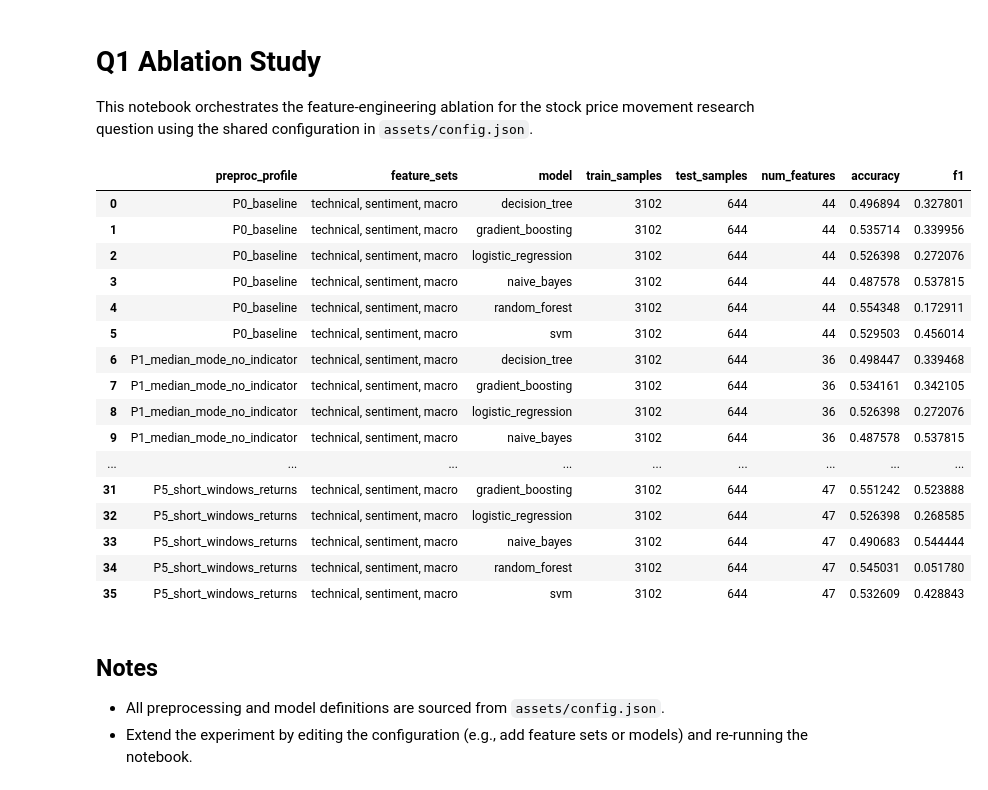
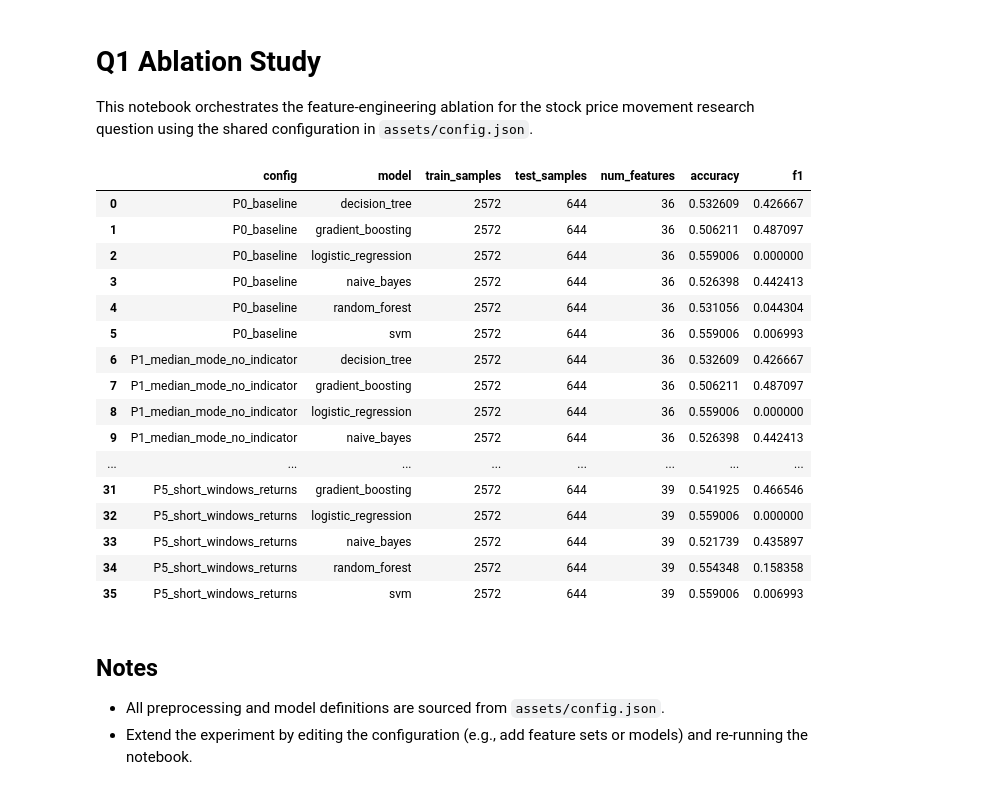
Before and after one commit to scdxwyxj-ops/ML_code_repo, a Jupyter notebook: scripts/q1.ipynb, the cells around one changed output. Saved outputs shown, nothing was run; the diff lists cells and outputs as text; code cells hidden in the pictures.

```diff
--- a/scripts/q1.ipynb
+++ b/scripts/q1.ipynb
@@ -9,23 +24,8 @@ sys.path.append(str(Path(os.getcwd()).parent))
 # %%
-from __future__ import annotations
+CONFIG_DIR = Path(MAIN_PATH, "assets/configs/q1")
+PROFILE_CONFIGS = {path.stem: path for path in sorted(CONFIG_DIR.glob("*.json"))}
+if not PROFILE_CONFIGS:
+    raise RuntimeError("No preprocessing configs found under assets/configs/q1")
 
-from typing import Mapping, Sequence
-
-import numpy as np
-import pandas as pd
-from sklearn.metrics import accuracy_score, f1_score
-
-from data_processings import (
-    append_target,
-    apply_base_preprocessing,
-    apply_feature_sets,
-    apply_post_split_transforms,
-    balance_training_dataframe,
-    get_experiment_config,
-    get_preprocessing_config,
-    load_config,
-    load_stock_market_data,
-    select_feature_columns,
-)
-from models import build_model
+dataset_loader = StockMarketDataset()
 # %%
@@ -226,30 +141,33 @@ def run_ablation(raw_df: pd.DataFrame) -> pd.DataFrame:
 # %%
-raw_df = load_dataset()
-ablation_results = run_ablation(raw_df)
+all_records: list[dict[str, object]] = []
+for profile_name, cfg_path in PROFILE_CONFIGS.items():
+    profile_records = run_profile(profile_name, cfg_path)
+    all_records.extend(profile_records)
 
-sort_columns = [column for column in ["preproc_profile", "feature_sets", "model"] if column in ablation_results.columns]
-if sort_columns:
-    ablation_results = ablation_results.sort_values(by=sort_columns)
-
-ablation_results.reset_index(drop=True)
+results_df = pd.DataFrame(all_records)
+if not results_df.empty:
+    sort_columns = [column for column in ["config", "model"] if column in results_df.columns]
+    if sort_columns:
+        results_df = results_df.sort_values(sort_columns).reset_index(drop=True)
+results_df
 # %% [output]
-|  | preproc_profile | feature_sets | model | train_samples | test_samples | num_features | accuracy | f1 |
-| 0 | P0_baseline | technical, sentiment, macro | decision_tree | 3102 | 644 | 44 | 0.496894 | 0.327801 |
-| 1 | P0_baseline | technical, sentiment, macro | gradient_boosting | 3102 | 644 | 44 | 0.535714 | 0.339956 |
-| 2 | P0_baseline | technical, sentiment, macro | logistic_regression | 3102 | 644 | 44 | 0.526398 | 0.272076 |
-| 3 | P0_baseline | technical, sentiment, macro | naive_bayes | 3102 | 644 | 44 | 0.487578 | 0.537815 |
-| 4 | P0_baseline | technical, sentiment, macro | random_forest | 3102 | 644 | 44 | 0.554348 | 0.172911 |
-| 5 | P0_baseline | technical, sentiment, macro | svm | 3102 | 644 | 44 | 0.529503 | 0.456014 |
-| 6 | P1_median_mode_no_indicator | technical, sentiment, macro | decision_tree | 3102 | 644 | 36 | 0.498447 | 0.339468 |
-| 7 | P1_median_mode_no_indicator | technical, sentiment, macro | gradient_boosting | 3102 | 644 | 36 | 0.534161 | 0.342105 |
-| 8 | P1_median_mode_no_indicator | technical, sentiment, macro | logistic_regression | 3102 | 644 | 36 | 0.526398 | 0.272076 |
-| 9 | P1_median_mode_no_indicator | technical, sentiment, macro | naive_bayes | 3102 | 644 | 36 | 0.487578 | 0.537815 |
-| ... | ... | ... | ... | ... | ... | ... | ... | ... |
-| 31 | P5_short_windows_returns | technical, sentiment, macro | gradient_boosting | 3102 | 644 | 47 | 0.551242 | 0.523888 |
-| 32 | P5_short_windows_returns | technical, sentiment, macro | logistic_regression | 3102 | 644 | 47 | 0.526398 | 0.268585 |
-| 33 | P5_short_windows_returns | technical, sentiment, macro | naive_bayes | 3102 | 644 | 47 | 0.490683 | 0.544444 |
-| 34 | P5_short_windows_returns | technical, sentiment, macro | random_forest | 3102 | 644 | 47 | 0.545031 | 0.051780 |
-| 35 | P5_short_windows_returns | technical, sentiment, macro | svm | 3102 | 644 | 47 | 0.532609 | 0.428843 |
+|  | config | model | train_samples | test_samples | num_features | accuracy | f1 |
+| 0 | P0_baseline | decision_tree | 2572 | 644 | 36 | 0.532609 | 0.426667 |
+| 1 | P0_baseline | gradient_boosting | 2572 | 644 | 36 | 0.506211 | 0.487097 |
+| 2 | P0_baseline | logistic_regression | 2572 | 644 | 36 | 0.559006 | 0.000000 |
+| 3 | P0_baseline | naive_bayes | 2572 | 644 | 36 | 0.526398 | 0.442413 |
+| 4 | P0_baseline | random_forest | 2572 | 644 | 36 | 0.531056 | 0.044304 |
+| 5 | P0_baseline | svm | 2572 | 644 | 36 | 0.559006 | 0.006993 |
+| 6 | P1_median_mode_no_indicator | decision_tree | 2572 | 644 | 36 | 0.532609 | 0.426667 |
+| 7 | P1_median_mode_no_indicator | gradient_boosting | 2572 | 644 | 36 | 0.506211 | 0.487097 |
+| 8 | P1_median_mode_no_indicator | logistic_regression | 2572 | 644 | 36 | 0.559006 | 0.000000 |
+| 9 | P1_median_mode_no_indicator | naive_bayes | 2572 | 644 | 36 | 0.526398 | 0.442413 |
+| ... | ... | ... | ... | ... | ... | ... | ... |
+| 31 | P5_short_windows_returns | gradient_boosting | 2572 | 644 | 39 | 0.541925 | 0.466546 |
+| 32 | P5_short_windows_returns | logistic_regression | 2572 | 644 | 39 | 0.559006 | 0.000000 |
+| 33 | P5_short_windows_returns | naive_bayes | 2572 | 644 | 39 | 0.521739 | 0.435897 |
+| 34 | P5_short_windows_returns | random_forest | 2572 | 644 | 39 | 0.554348 | 0.158358 |
+| 35 | P5_short_windows_returns | svm | 2572 | 644 | 39 | 0.559006 | 0.006993 |
 # %% [markdown]
 ## Notes
 - All preprocessing and model definitions are sourced from `assets/config.json`.
```
Also changed, not shown: parts of 3 cells of this notebook, 46 other files.
